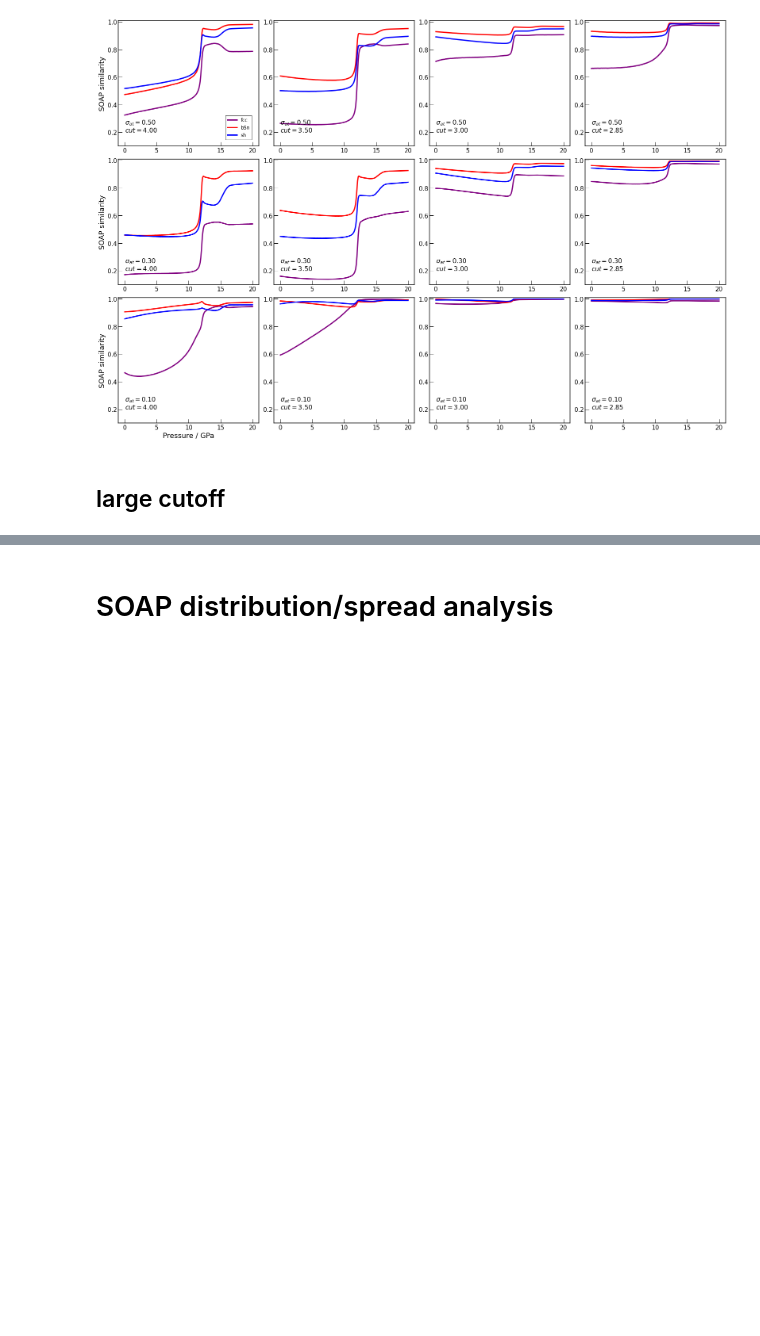
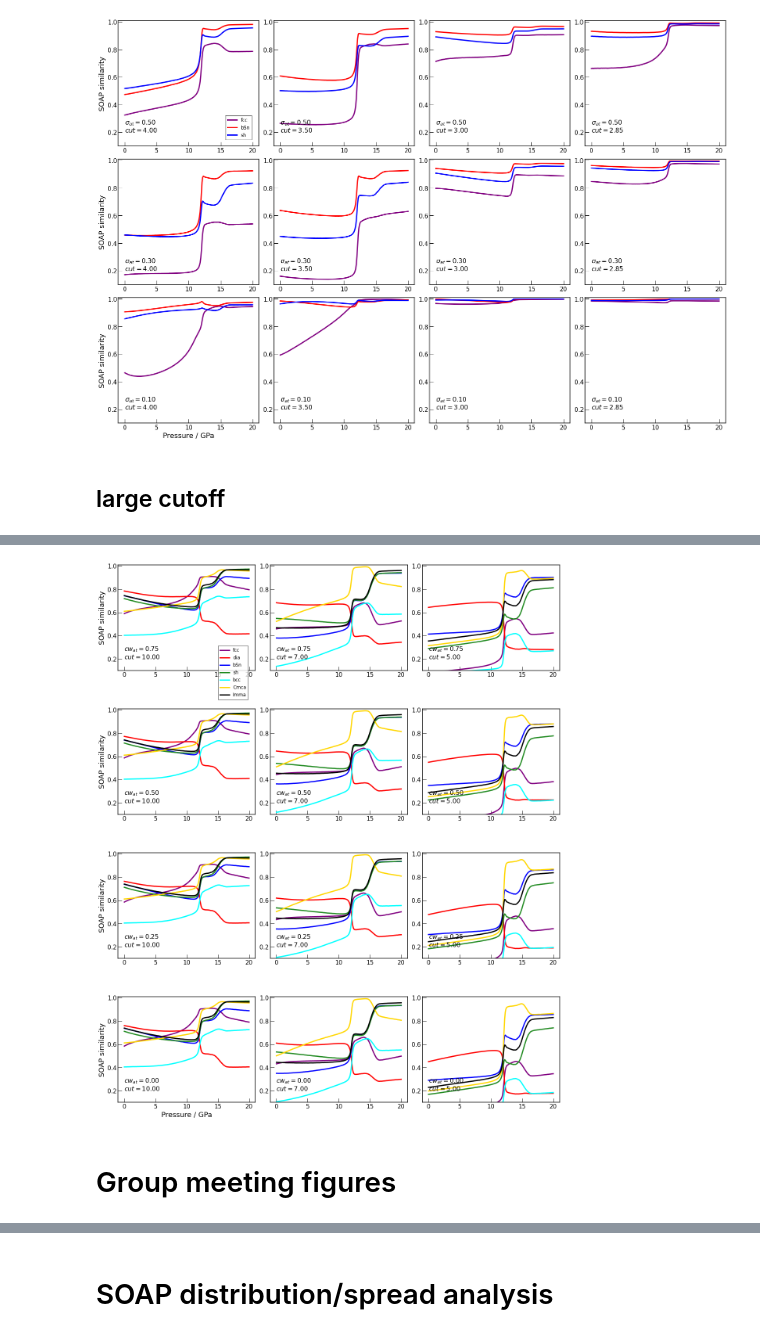
Before and after one commit to MorrowChem/Ge_analysis_local, a Jupyter notebook: GAP_to_MTP_SOAPsearch.ipynb, the cells around one changed output, grey strips where cells are left out. Drawn from its saved outputs; the diff is of its cells as text; code cells hidden in the pictures; blank space fills up the shorter version.

```diff
--- a/GAP_to_MTP_SOAPsearch.ipynb
+++ b/GAP_to_MTP_SOAPsearch.ipynb
@@ -381,0 +376,46 @@ fig.tight_layout()
+# %%
+df = vld100k_cw
+ch = [0, 1, 2, 3, 4, 5, 6] # sh and bSn
+cuts = ['10.00', '7.00', '5.00']
+cws = [[i]*len(cuts) for i in ['0.75', '0.50', '0.25', '0.00']]
+sigs = ['0.30']*len(cuts)
+colors = ['Purple', 'Red', 'Blue', 'Forestgreen', 'Cyan', 'Gold', 'k']
+lab = cw_labels
+
+labels = [lab[i] for i in ch]
+cmaps = [plt.cm.Purples_r, plt.cm.Reds_r, plt.cm.Blues_r, plt.cm.Greens_r]
+# sm = [plt.cm.ScalarMappable(cmap=cmaps[i],
+#                             norm=plt.Normalize(vmin=0,vmax=max(flatten([sigma_range[val] for val in ch]))))
+#     for i, val in enumerate(ch)]
+
+cols = 4
+rows = int(np.ceil(len(labels)/cols))
+
+fig, ax = plt.subplots(len(cws),len(cuts), figsize=(5*(len(cuts))/0.9,5*len(cws)),
+                       gridspec_kw={'width_ratios': [1 for i in range(len(cuts))]})# + [1/0.9]})
+
+
+for s in range(len(cws)):
+    for i in range(len(cuts)):
+#         if cuts[i] == '10.00' and sigs[s][i] == '0.50':
+#             print('skipped')
+#             continue
+        ls = []
+        for k in range(len(labels)):
+            lin, = ax[s][i].plot(df['f_PressAve']/1e4,
+                                        df['{}{}_{}_{}'.format(l := l_cut_labels[k][0].split('0')[0], sigs[i],
+                                                                cuts[i], cws[s][i])],
+                                        color=colors[k], label='{}'.format(l))
+            ls.append(lin)
+        ax[s][i].text(0,0.2, '$cw_{{at}}={}$\n$cut={}$'.format(cws[s][i], cuts[i]), fontsize=16)
+        ax[s][i].set(ylim=(0.1,1.01))
+
+
+    ax[s][0].set(ylabel='SOAP similarity')
+ax[-1][0].set(xlabel='Pressure / GPa')
+ax[0][0].legend(ls, [i[0].split('0')[0] for i in labels], bbox_to_anchor=(1,0.3))
+fig.tight_layout()
+# %% [output]
+[figure, added]
+# %% [markdown]
+# Group meeting figures
```
Also changed, not shown: parts of 17 cells of this notebook, 4 other files.
